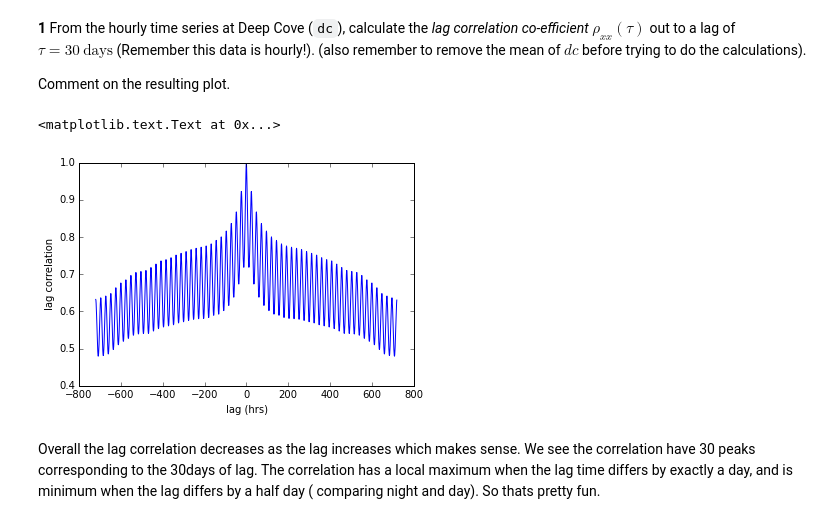
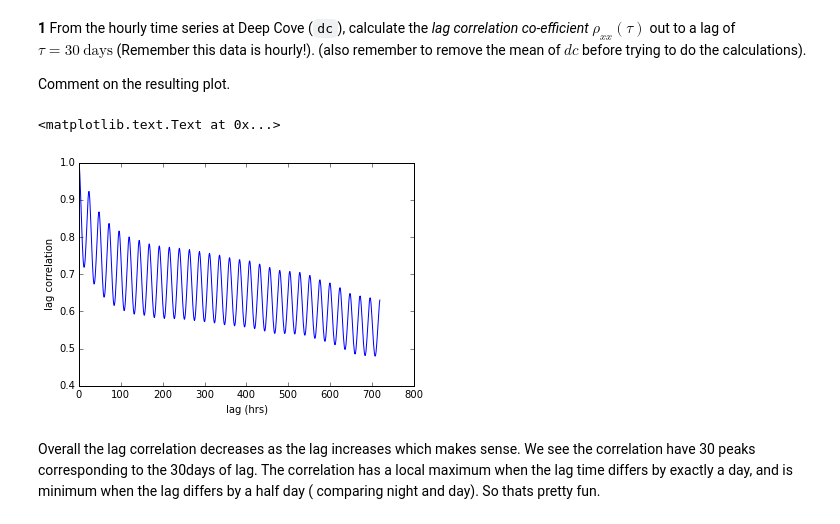
Before and after one commit to mpgriff/P411Assignments, a Jupyter notebook: p411a3-mattgriffiths.ipynb, the cells around one changed output. Drawn from its saved outputs; the diff is of its cells as text; code cells hidden in the pictures.

```diff
--- a/p411a3-mattgriffiths.ipynb
+++ b/p411a3-mattgriffiths.ipynb
@@ -29,26 +29,26 @@ Comment on the resulting plot.
 # %%
 def lagcor(x, minlag, maxlag):
     lag = np.array(range(minlag, maxlag, 1))
     p = 0.*lag
     x1 = x - np.mean(x)
     cxx1=0.*lag
 
     for i in range(minlag, maxlag, 1):
         if lag[i]<0:
             cxx1[i]=np.mean(x1[:lag[i]]*x1[-lag[i]:])
         elif lag[i]==0.0:
             cxx1[i]=np.mean(x1*x1)
         else:
             cxx1[i]=np.mean(x1[:-lag[i]]*x1[lag[i]:])
         p[i] = cxx1[i]/np.var(x1)
-    return [lag, p]
-T = lagcor(dc, -720, 720)
+    return [lag, p, x1.size]
+T = lagcor(dc, 0, 720)
 plt.plot(T[0], T[1])
 plt.ylabel('lag correlation')
 plt.xlabel('lag (hrs)')
 # %% [output]
 <matplotlib.text.Text at 0x...>
-[figure, old version]
+[figure, new version]
 # %% [markdown]
 Overall the lag correlation decreases as the lag increases which makes sense. We see the correlation have 30 peaks corresponding to the 30days of lag. The correlation has a local maximum when the lag time differs by exactly a day, and is minimum when the lag differs by a half day ( comparing night and day). So thats pretty fun.
 # %% [markdown]
```
Also changed, not shown: parts of 6 cells of this notebook.
